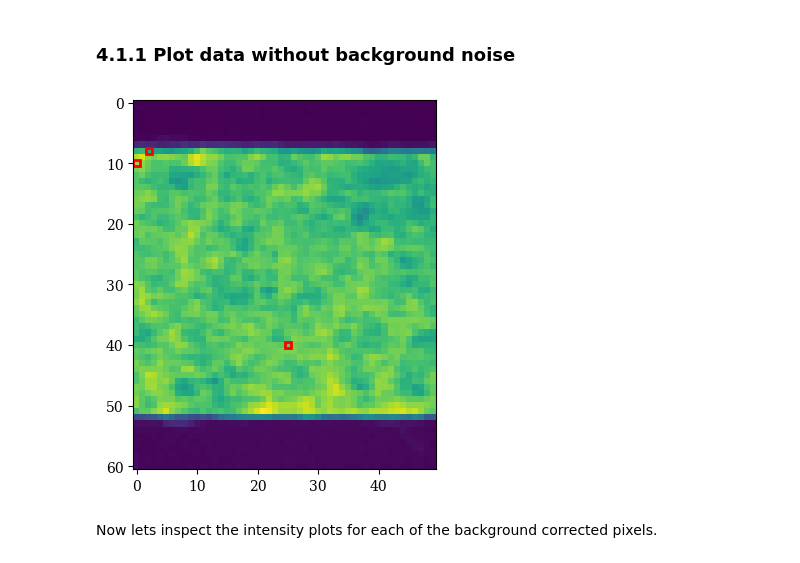
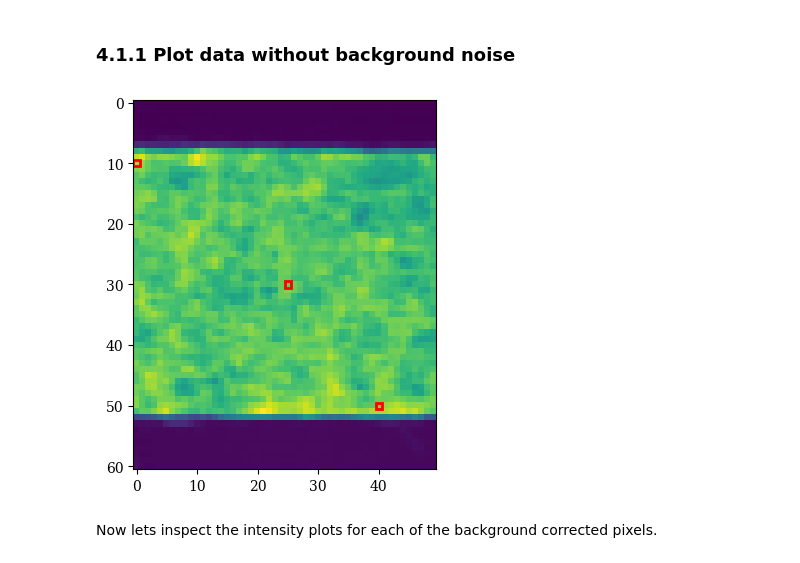
Before and after one commit to J-Holger/MVE386, a Jupyter notebook: chalmers/workinprogress.ipynb, the cells around one changed output. Cells and saved outputs as stored; diff of their text form; code cells hidden in the pictures.

```diff
--- a/chalmers/workinprogress.ipynb
+++ b/chalmers/workinprogress.ipynb
@@ -1085,27 +1051,21 @@ The plot of the sample images show which pixels are selected.
 # %% [markdown]
 ### 4.1.1 Plot data without background noise
-# %%
-pixels = [402, 500, 2025]
-
-I_flipped = np.reshape(np.mean(WAXS_azi_data['I'], axis=1), (WAXS_azi_data['shape'][0], WAXS_azi_data['shape'][1]))
-I_flipped[1::2,:] = I_flipped[1::2,::-1]
-pixels_flipped = np.zeros(WAXS_azi_data['I'].shape[0])
-pixels_flipped[pixels] = 1
-pixels_flipped = np.reshape(pixels_flipped, (WAXS_azi_data['shape'][0], WAXS_azi_data['shape'][1]))
-pixels_flipped[1::2,:] = pixels_flipped[1::2,::-1]
-
-plt.imshow(I_flipped)
-ax = plt.gca()
-
-pixels_to_frame = pixels_flipped.nonzero()
-for i in range(len(pixels_to_frame[0])):
-    y = pixels_to_frame[0][i]
-    x = pixels_to_frame[1][i]
-    rect = plt.Rectangle((x-.5, y-.5), 1,1, fill=False, color='red', linewidth=2)
-    ax.add_patch(rect)
-
-plt.show()
-# %% [output]
-[figure, removed]
+# %%
+image_coords = [(30, 25), (10, 0), (50, 40)]
+I_waxs_azi_full = I_waxs_azi_integrated["full"]
+I_avg = np.nanmean(I_waxs_azi_full, axis=(2))
+
+plt.imshow(I_avg)
+ax = plt.gca()
+
+for i in range(len(image_coords)):
+    x = image_coords[i][1]
+    y = image_coords[i][0]
+    rect = plt.Rectangle((x-.5, y-.5), 1,1, fill=False, color='red', linewidth=2)
+    ax.add_patch(rect)
+
+plt.show()
+# %% [output]
+[figure, added]
 # %% [markdown]
 Now lets inspect the intensity plots for each of the background corrected pixels.
```
Also changed, not shown: parts of 57 cells of this notebook.
